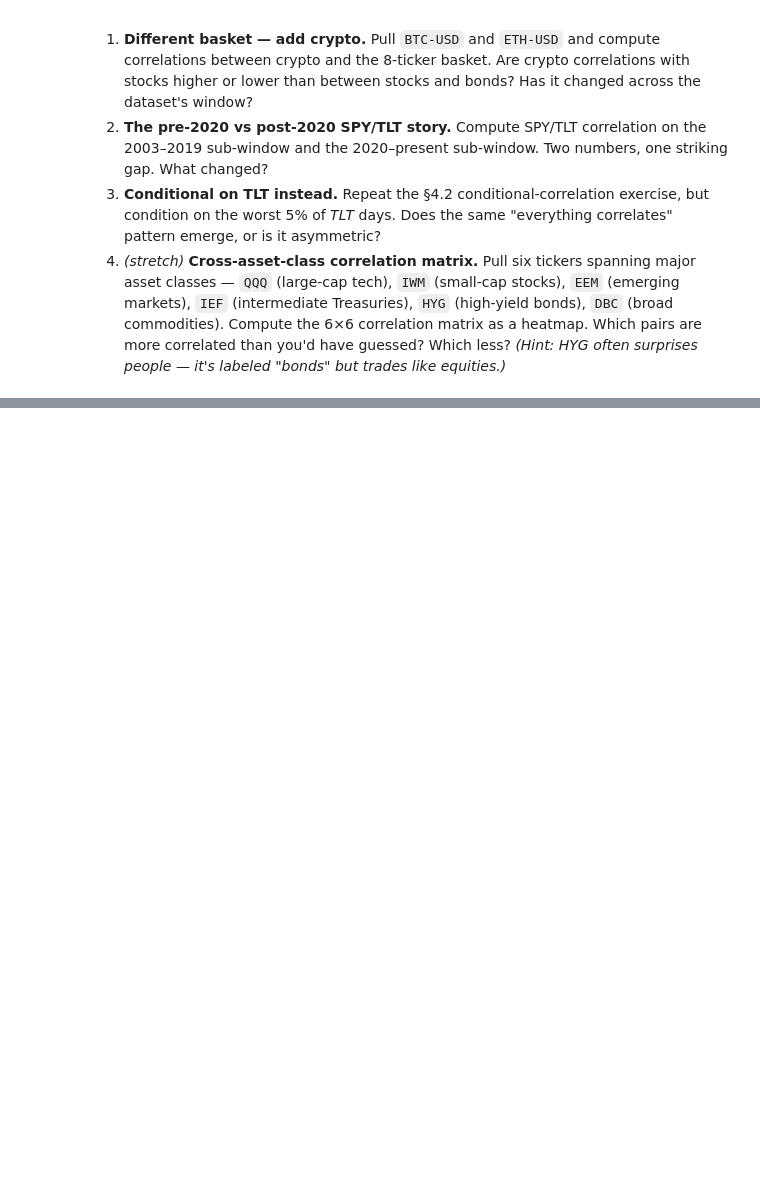
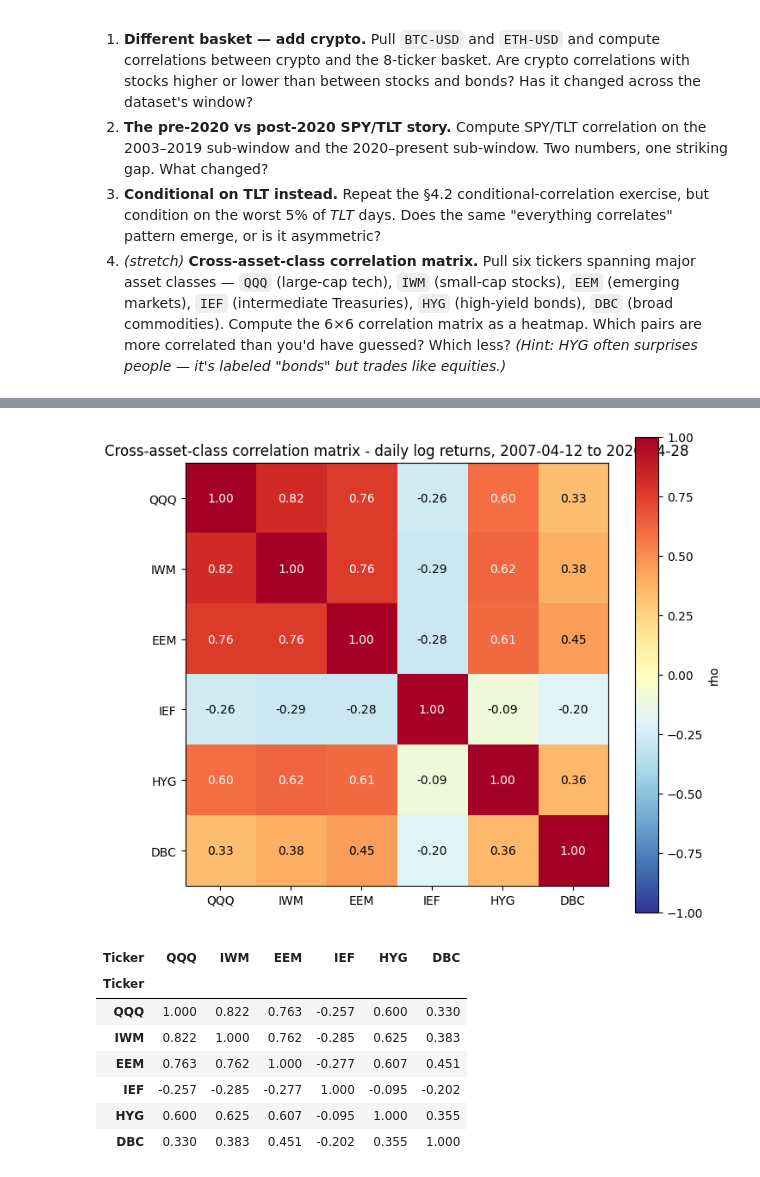
Before and after one commit to MichaelHelmers/quantitative-analysis, a Jupyter notebook: 03-correlation/lesson.ipynb, the cells around one changed output, grey strips where cells are left out. Saved outputs shown, nothing was run; the diff lists cells and outputs as text; code cells hidden in the pictures; blank space fills up the shorter version.

```diff
--- a/03-correlation/lesson.ipynb
+++ b/03-correlation/lesson.ipynb
@@ -619,0 +746,40 @@ Try these in fresh cells below. Copy any code cell above as a starting point.
+# %%
+cross_tickers = ["QQQ", "IWM", "EEM", "IEF", "HYG", "DBC"]
+cross_data = yf.download(cross_tickers, period="20y", progress=False)
+cross_prices = cross_data["Close"][cross_tickers]
+cross_log_returns = np.log(cross_prices / cross_prices.shift(1)).dropna()
+
+cross_corr = cross_log_returns.corr()
+
+fig, ax = plt.subplots(figsize=(7, 6))
+im = ax.imshow(cross_corr.values, cmap="RdYlBu_r", vmin=-1, vmax=1)
+
+ax.set_xticks(range(len(cross_tickers)))
+ax.set_yticks(range(len(cross_tickers)))
+ax.set_xticklabels(cross_tickers)
+ax.set_yticklabels(cross_tickers)
+
+for i in range(len(cross_tickers)):
+    for j in range(len(cross_tickers)):
+        v = cross_corr.iloc[i, j]
+        color = "white" if abs(v) > 0.6 else "black"
+        ax.text(j, i, f"{v:.2f}", ha="center", va="center", color=color, fontsize=10)
+
+start = cross_log_returns.index.min().date()
+end   = cross_log_returns.index.max().date()
+ax.set_title(f"Cross-asset-class correlation matrix - daily log returns, {start} to {end}")
+plt.colorbar(im, ax=ax, label="rho")
+plt.tight_layout()
+plt.show()
+
+cross_corr.round(3)
+# %% [output]
+[figure, added]
+| Ticker | QQQ | IWM | EEM | IEF | HYG | DBC |
+| Ticker |  |  |  |  |  |  |
+| QQQ | 1.000 | 0.822 | 0.763 | -0.257 | 0.600 | 0.330 |
+| IWM | 0.822 | 1.000 | 0.762 | -0.285 | 0.625 | 0.383 |
+| EEM | 0.763 | 0.762 | 1.000 | -0.277 | 0.607 | 0.451 |
+| IEF | -0.257 | -0.285 | -0.277 | 1.000 | -0.095 | -0.202 |
+| HYG | 0.600 | 0.625 | 0.607 | -0.095 | 1.000 | 0.355 |
+| DBC | 0.330 | 0.383 | 0.451 | -0.202 | 0.355 | 1.000 |
```
Also changed, not shown: parts of 13 cells of this notebook.
